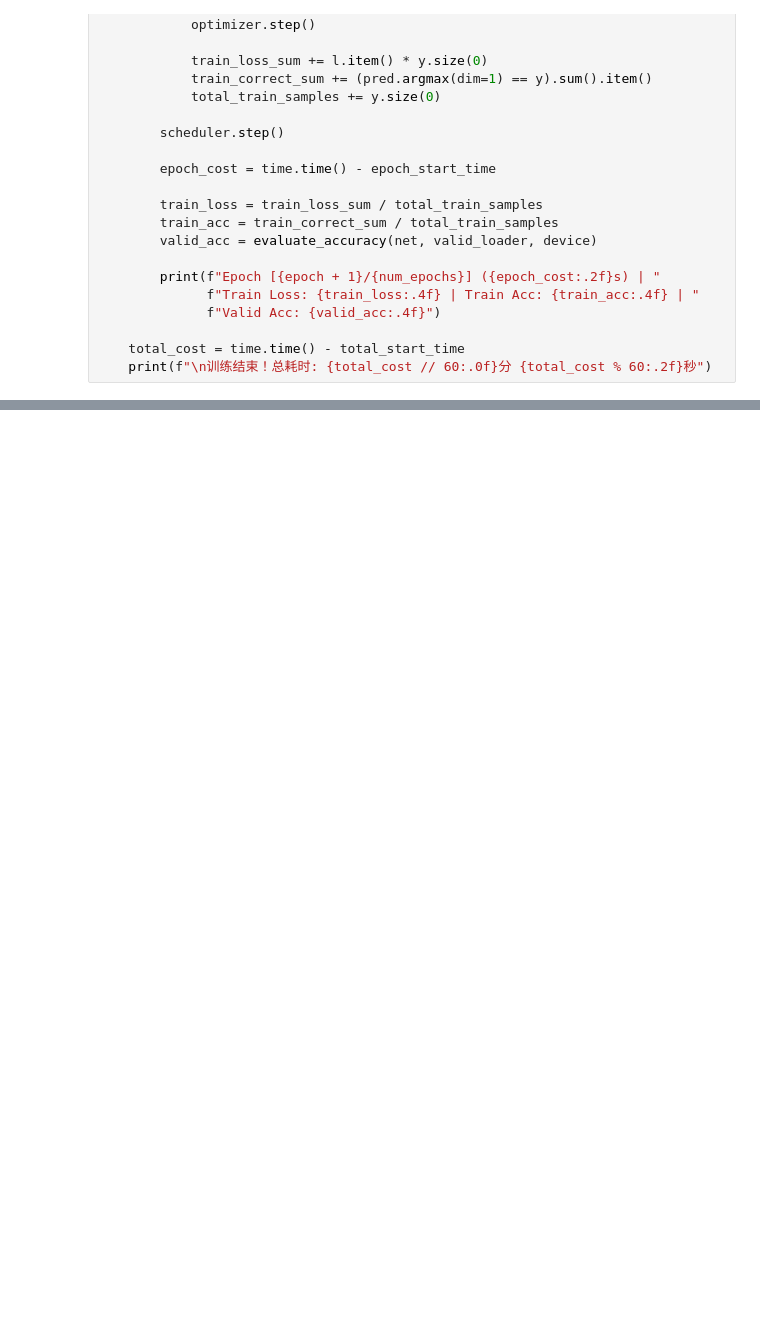
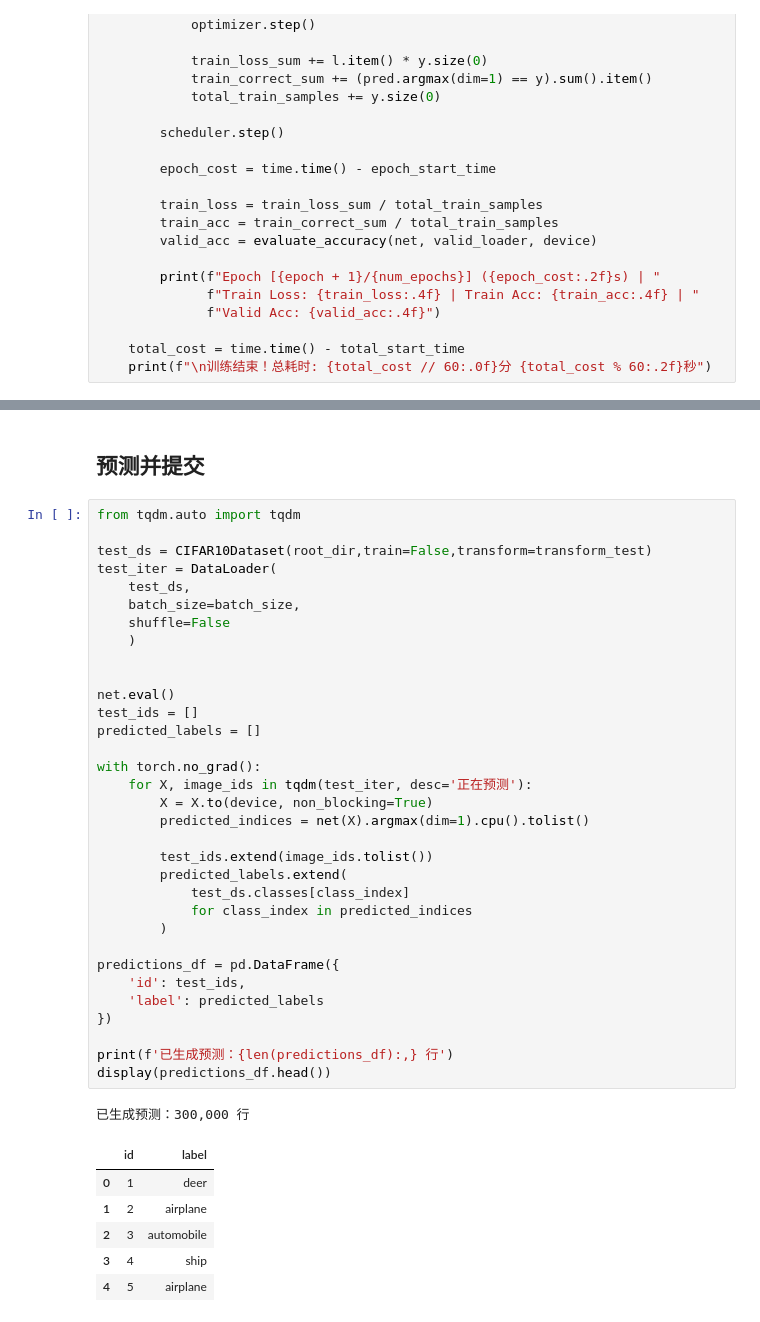
Before and after one commit to TokeyTuT/deep-learning-pytorch, a Jupyter notebook: chapter_06_computer_vision/kaggle-cifar10.ipynb, the cells around one changed output, grey strips where cells are left out. Saved outputs shown, nothing was run; the diff lists cells and outputs as text; blank space fills up the shorter version.

Commit message:
feat(chapter_06_computer_vision): 完善了 cifar-10 预测

```diff
--- a/chapter_06_computer_vision/kaggle-cifar10.ipynb
+++ b/chapter_06_computer_vision/kaggle-cifar10.ipynb
@@ -411,0 +447,43 @@ train_model(
+# %% [markdown]
+## 预测并提交
+# %%
+from tqdm.auto import tqdm
+
+test_ds = CIFAR10Dataset(root_dir,train=False,transform=transform_test)
+test_iter = DataLoader(
+    test_ds,
+    batch_size=batch_size,
+    shuffle=False
+    )
+
+
+net.eval()
+test_ids = []
+predicted_labels = []
+
+with torch.no_grad():
+    for X, image_ids in tqdm(test_iter, desc='正在预测'):
+        X = X.to(device, non_blocking=True)
+        predicted_indices = net(X).argmax(dim=1).cpu().tolist()
+
+        test_ids.extend(image_ids.tolist())
+        predicted_labels.extend(
+            test_ds.classes[class_index]
+            for class_index in predicted_indices
+        )
+
+predictions_df = pd.DataFrame({
+    'id': test_ids,
+    'label': predicted_labels
+})
+
+print(f'已生成预测：{len(predictions_df):,} 行')
+display(predictions_df.head())
+# %% [output]
+已生成预测：300,000 行
+|  | id | label |
+| 0 | 1 | deer |
+| 1 | 2 | airplane |
+| 2 | 3 | automobile |
+| 3 | 4 | ship |
+| 4 | 5 | airplane |
```
Also changed, not shown: parts of 7 cells of this notebook.
